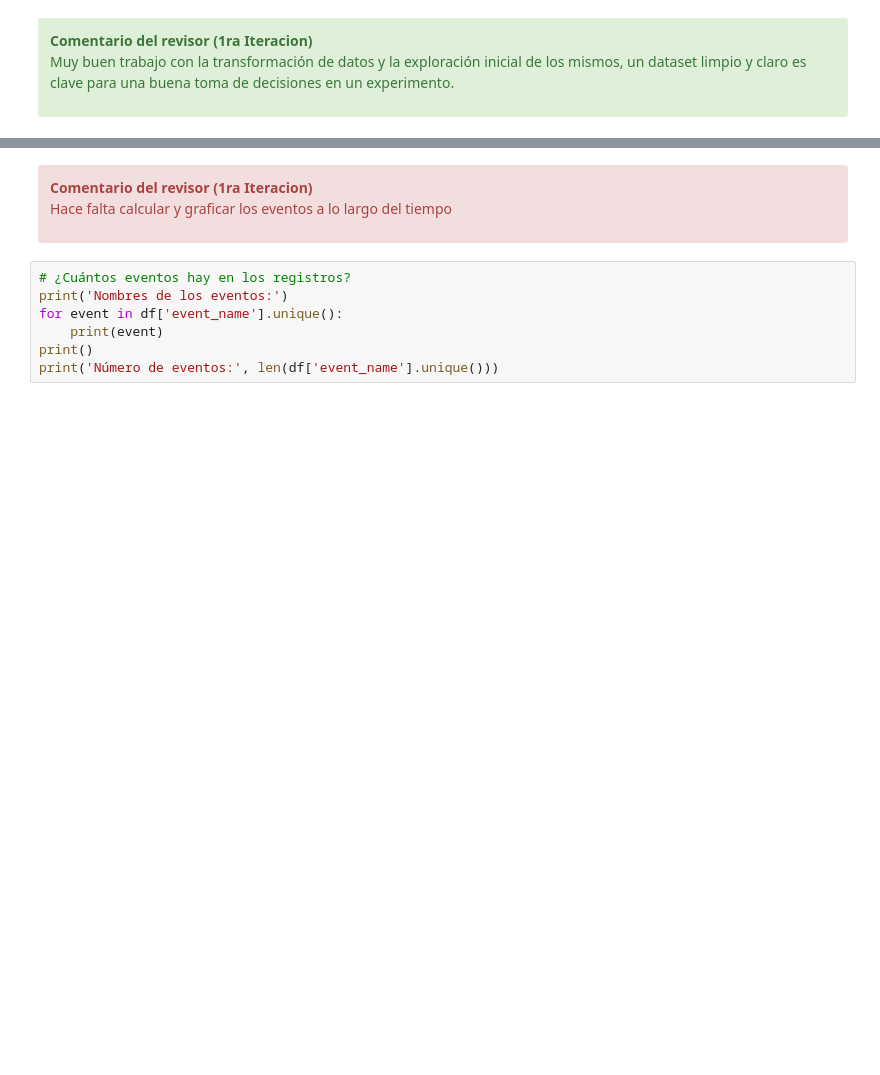
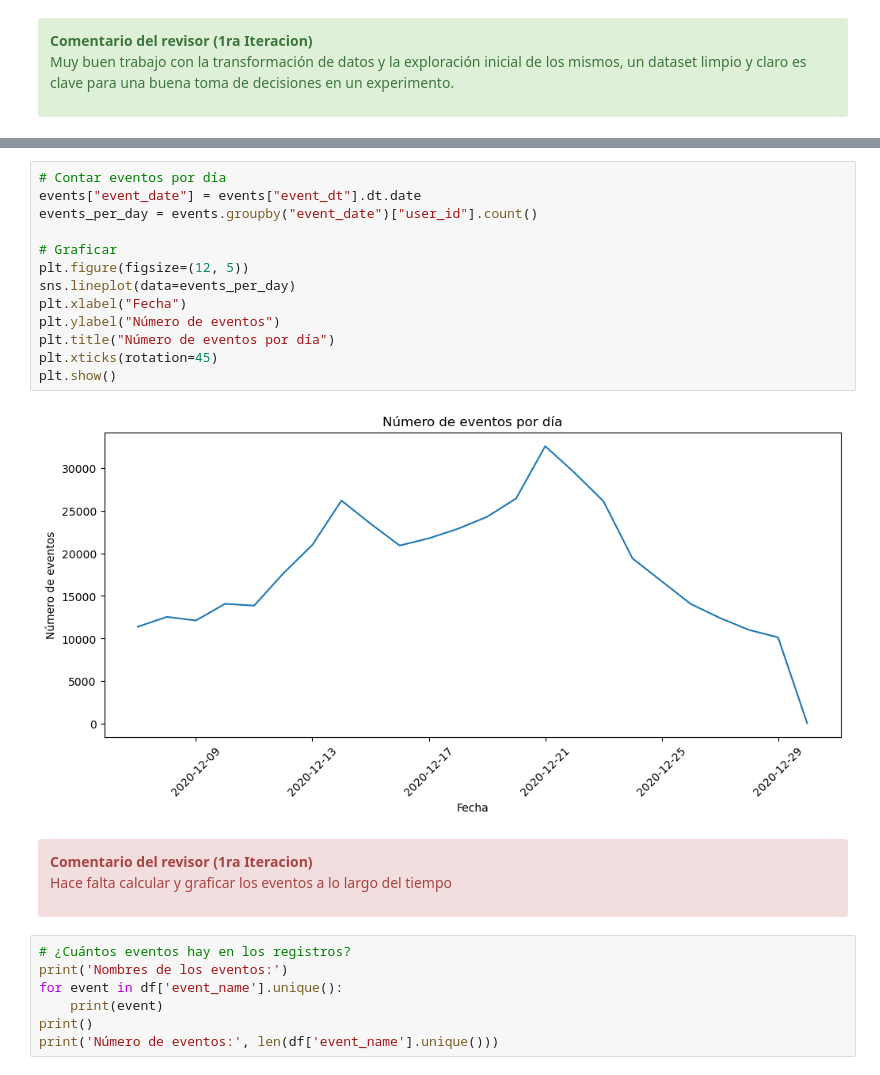
Before and after one commit to hukitan/tripleten, a Jupyter notebook: Proyectos_en_desarrollo/Proyecto Final/ab_Test_1it.ipynb, the cells around one changed output, grey strips where cells are left out. Cells and saved outputs as stored; diff of their text form; blank space fills up the shorter version.

```diff
--- a/Proyectos_en_desarrollo/Proyecto Final/ab_Test_1it.ipynb
+++ b/Proyectos_en_desarrollo/Proyecto Final/ab_Test_1it.ipynb
@@ -211,3 +232,18 @@ Fecha máxima: 2020-12-14 23:59:21
+# %%
+# Contar eventos por día
+events["event_date"] = events["event_dt"].dt.date
+events_per_day = events.groupby("event_date")["user_id"].count()
+
+# Graficar
+plt.figure(figsize=(12, 5))
+sns.lineplot(data=events_per_day)
+plt.xlabel("Fecha")
+plt.ylabel("Número de eventos")
+plt.title("Número de eventos por día")
+plt.xticks(rotation=45)
+plt.show()
+# %% [output]
+[figure, added]
 # %% [markdown]
 <div class="alert alert-block alert-danger">
 <b>Comentario del revisor (1ra Iteracion)</b> <a class=“tocSkip”></a>
```
Also changed, not shown: parts of 9 cells of this notebook.
